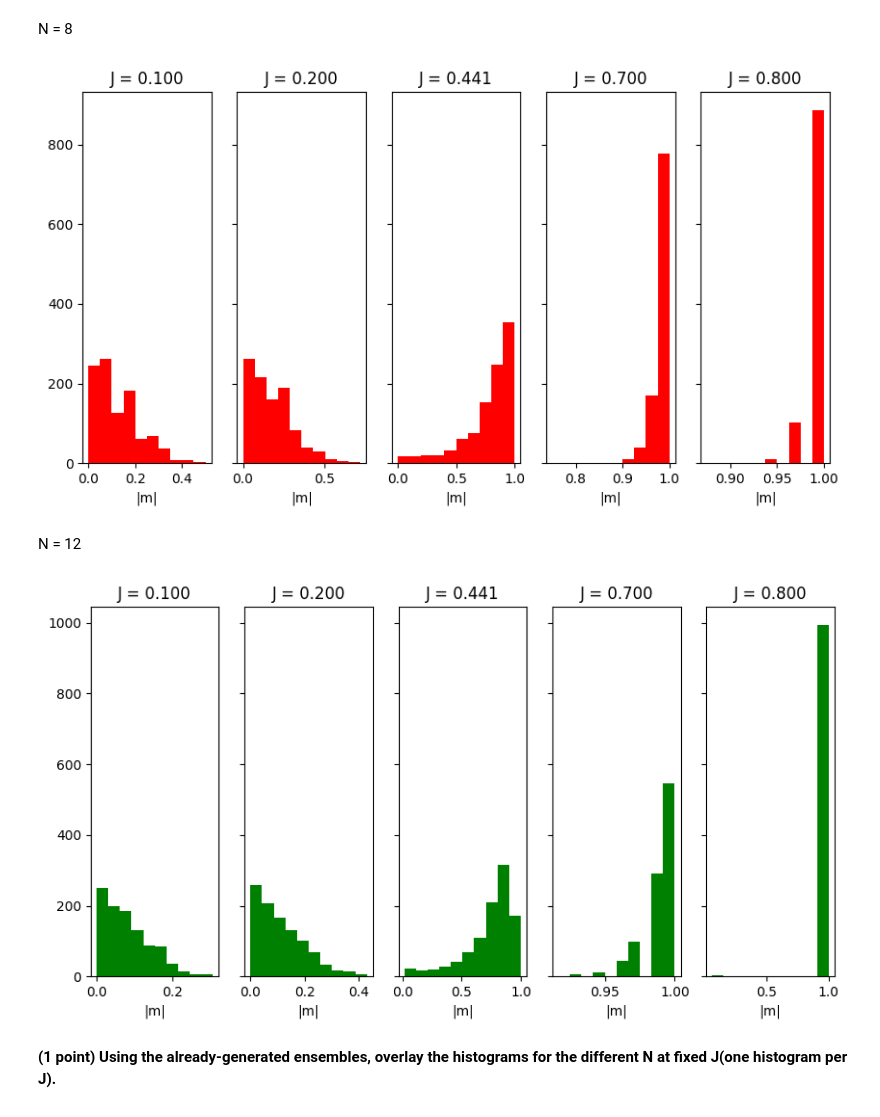
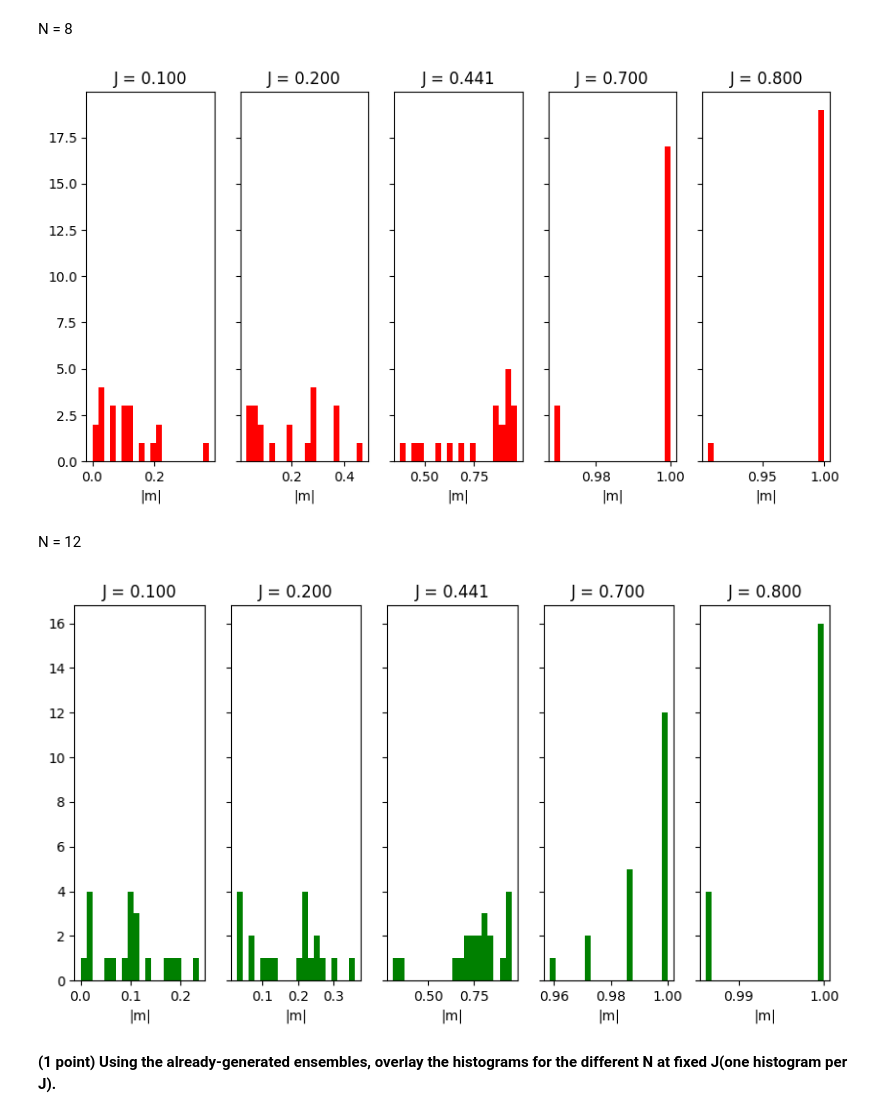
Before and after one commit to LeeYee2002/Computational-Physics-HW, a Jupyter notebook: HW6.ipynb, the cells around one changed output. Saved outputs shown, nothing was run; the diff lists cells and outputs as text; code cells hidden in the pictures.

```diff
--- a/HW6.ipynb
+++ b/HW6.ipynb
@@ -148,8 +150,11 @@ def two_d_MCMC_revolution(j_value,lattice,size):
     for i,j in sweep_target_list:
             update_probability = np.random.uniform(0,1)
             acception_chance = np.e**(-1*delta_H(j_value,lattice,(i,j)))
-            if update_probability < acception_chance:
+            if delta_H(j_value,lattice,(i,j)) < 0:
                 lattice[i,j] *= -1
+            else:
+                if update_probability < acception_chance:
+                    lattice[i,j] *= -1
     return lattice
 #turn every thing to checkboard
 def checkboard(lattice,size):
@@ -167,11 +172,11 @@ def checkboard(lattice,size):
 N = 4   #size of sample(N^2)
 list_J = [0.1, 0.2, J_c, 0.7, 0.8] #the coupling of J
 external_h = 0 #from the premise of the exercise this time.
-samples = 20 #number of times we go through revolution
-experiments = 1000 #numbers of experiments we make
+samples = 1000 #number of times we go through revolution
+experiments = 20 #numbers of experiments we make
 
 #net_magnetisation = []     # M
-average_magnetisation_abs = np.zeros(1000)
+average_magnetisation_abs = np.zeros(20)
 #print(average_magnetisation_abs)
 #for latter question:
 abs_m_N_equal_4 = []
@@ -211,8 +216,8 @@ N = 8
 N = 8   #size of sample(N^2)
 list_J = [0.1, 0.2, J_c, 0.7, 0.8] #the coupling of J
 external_h = 0 #from the premise of the exercise this time.
-samples = 20 #number of times we go through revolution
-experiments = 1000 #numbers of experiments we make
+samples = 1000 #number of times we go through revolution
+experiments = 20 #numbers of experiments we make
 
 #net_magnetisation = []     # M
 average_magnetisation_abs = []
@@ -236,7 +241,7 @@ for this_J in list_J:
         #print(average_magnetisation_abs)
 
     #insert to figure
-    axs[index].hist(average_magnetisation_abs,bins=10,density=False, color = "r")
+    axs[index].hist(average_magnetisation_abs,bins=20,density=False, color = "r")
     axs[index].set_title(f"J = {this_J:.3f}")
     axs[index].set_xlabel("|m|")
     abs_m_N_equal_8.append(average_magnetisation_abs.copy())
@@ -244,7 +249,7 @@ for this_J in list_J:
     #end insert
 plt.show()
 # %% [output]
-[figure, old version]
+[figure, new version]
 # %% [markdown]
 N = 12
 # %%
@@ -252,41 +257,41 @@ N = 12
 N = 12   #size of sample(N^2)
 list_J = [0.1, 0.2, J_c, 0.7, 0.8] #the coupling of J
 external_h = 0 #from the premise of the exercise this time.
-samples = 20 #number of times we go through revolution
-experiments = 1000 #numbers of experiments we make
+samples = 1000 #number of times we go through revolution
+experiments = 20 #numbers of experiments we make
 
 
 #net_magnetisation = []     # M
 average_magnetisation_abs = []
 abs_m_N_equal_12 = []
 
 fig, axs = plt.subplots(1, 5,figsize=(10,5),sharey=True,sharex=False)
 
 
 
 for this_J in list_J:
     index = list_J.index(this_J)
     lattice = np.ones((N,N))
     #print(index)
     checkboard(lattice,N)
     for i in range(experiments):
         for j in range(samples):
             lattice = two_d_MCMC_revolution(this_J,lattice,N)
             #go through revolution
         _M, _m = compute_M_m(lattice)
         average_magnetisation_abs.append(abs(_m))
         #print(average_magnetisation_abs)
 
     #insert to figure
-    axs[index].hist(average_magnetisation_abs,bins=10,density=False, color = "g")
+    axs[index].hist(average_magnetisation_abs,bins=20,density=False, color = "g")
     axs[index].set_title(f"J = {this_J:.3f}")
     axs[index].set_xlabel("|m|")
     abs_m_N_equal_12.append(average_magnetisation_abs.copy())
     average_magnetisation_abs.clear()
     #end insert
 plt.show()
 # %% [output]
-[figure, old version]
+[figure, new version]
 # %% [markdown]
 **(1 point) Using the already-generated ensembles, overlay the histograms for the different N at fixed J(one histogram per J).**
 # %%
```
Also changed, not shown: parts of 16 cells of this notebook.
